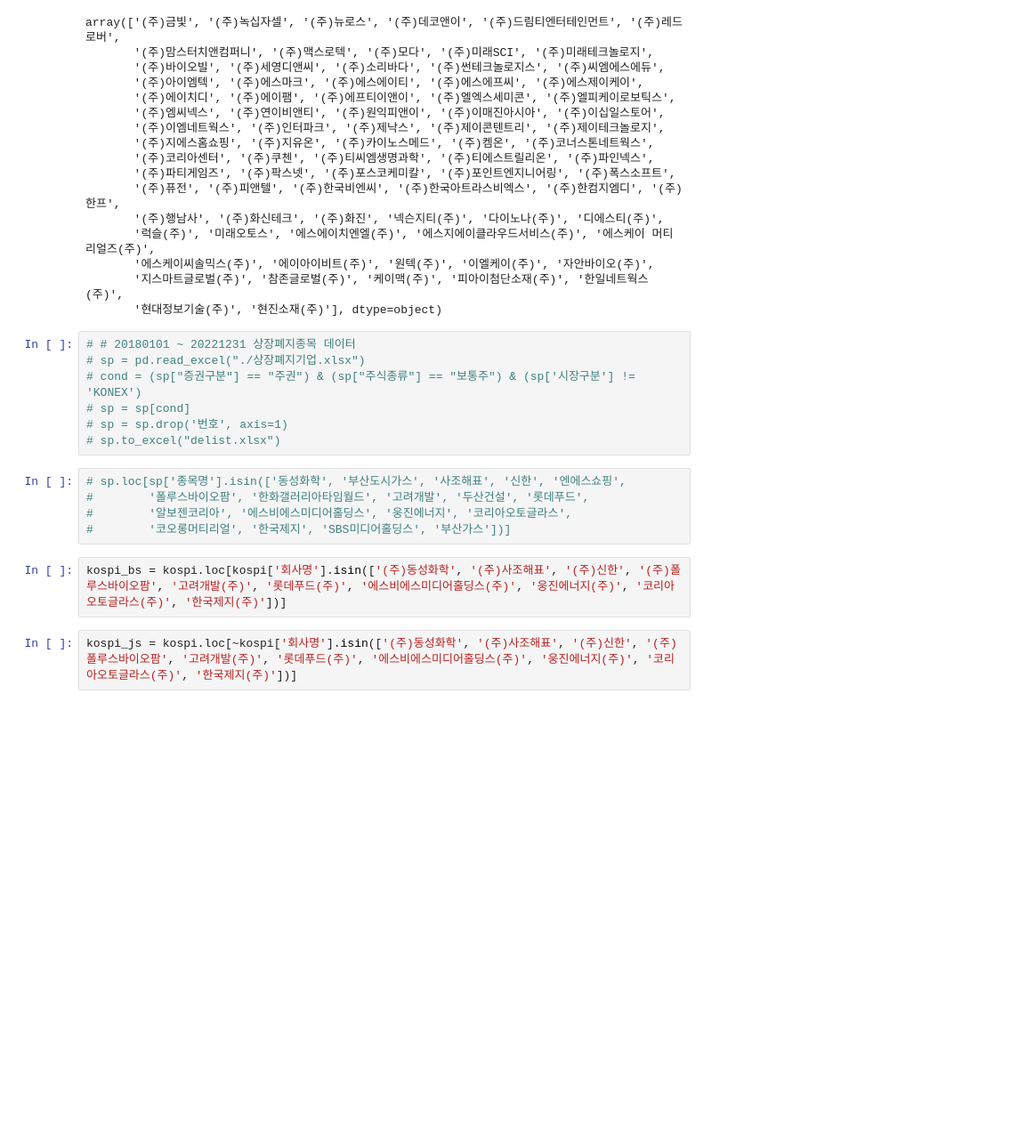
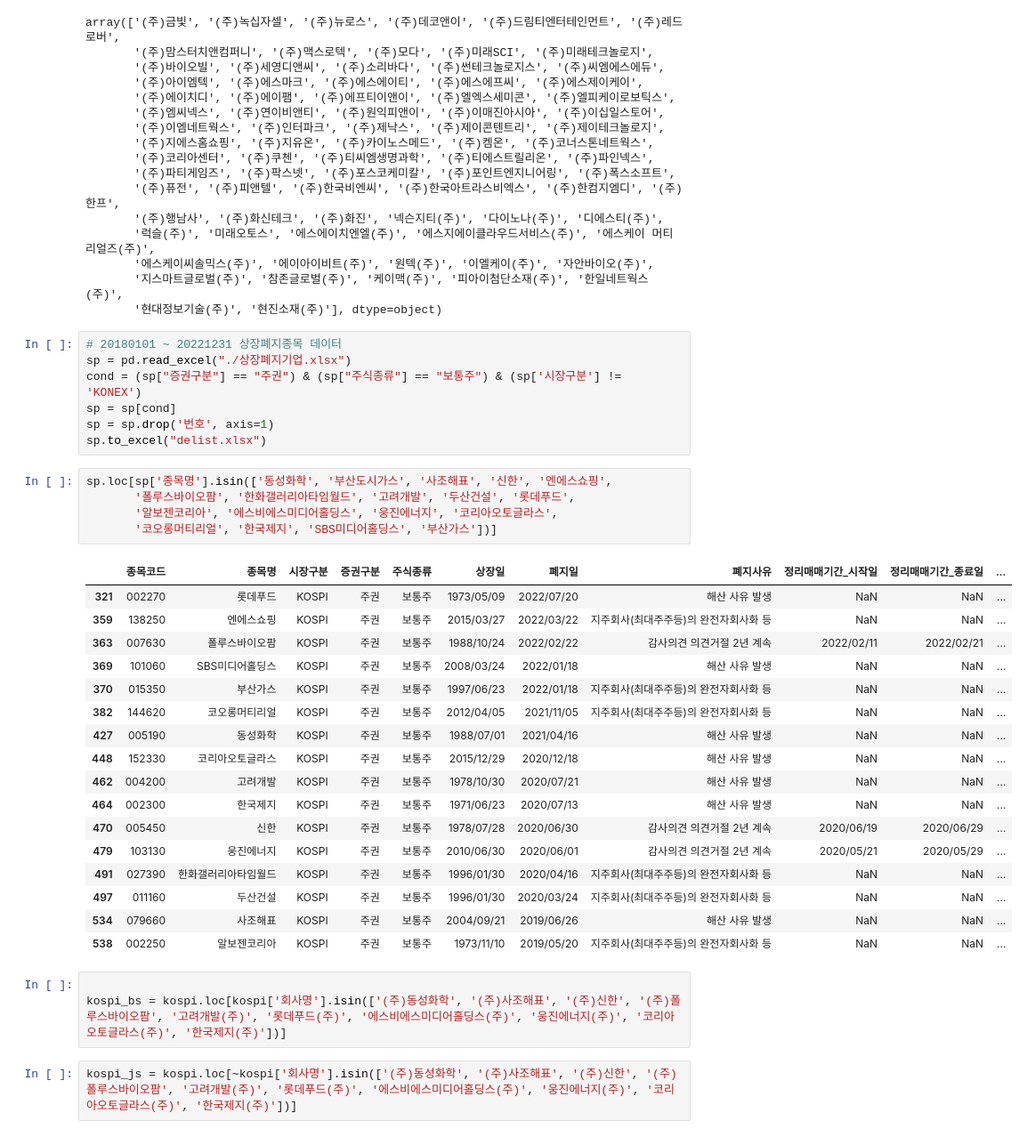
Before and after one commit to BDooHyun/ubion_python_class_01, a Jupyter notebook: 공모전/01_데이터.ipynb, the cells around one changed output. Shown at 89% size. Drawn from its saved outputs; the diff is of its cells as text; blank space fills up the shorter version.

```diff
--- a/공모전/01_데이터.ipynb
+++ b/공모전/01_데이터.ipynb
@@ -302,18 +437,37 @@ array(['(주)금빛', '(주)녹십자셀', '(주)뉴로스', '(주)데코앤이'
        '지스마트글로벌(주)', '참존글로벌(주)', '케이맥(주)', '피아이첨단소재(주)', '한일네트웍스(주)',
        '현대정보기술(주)', '현진소재(주)'], dtype=object)
 # %%
-# # 20180101 ~ 20221231 상장폐지종목 데이터
-# sp = pd.read_excel("./상장폐지기업.xlsx")
-# cond = (sp["증권구분"] == "주권") & (sp["주식종류"] == "보통주") & (sp['시장구분'] != 'KONEX')
-# sp = sp[cond]
-# sp = sp.drop('번호', axis=1)
-# sp.to_excel("delist.xlsx")
+# 20180101 ~ 20221231 상장폐지종목 데이터
+sp = pd.read_excel("./상장폐지기업.xlsx")
+cond = (sp["증권구분"] == "주권") & (sp["주식종류"] == "보통주") & (sp['시장구분'] != 'KONEX')
+sp = sp[cond]
+sp = sp.drop('번호', axis=1)
+sp.to_excel("delist.xlsx")
 # %%
-# sp.loc[sp['종목명'].isin(['동성화학', '부산도시가스', '사조해표', '신한', '엔에스쇼핑',
-#        '폴루스바이오팜', '한화갤러리아타임월드', '고려개발', '두산건설', '롯데푸드',
-#        '알보젠코리아', '에스비에스미디어홀딩스', '웅진에너지', '코리아오토글라스',
-#        '코오롱머티리얼', '한국제지', 'SBS미디어홀딩스', '부산가스'])]
+sp.loc[sp['종목명'].isin(['동성화학', '부산도시가스', '사조해표', '신한', '엔에스쇼핑',
+       '폴루스바이오팜', '한화갤러리아타임월드', '고려개발', '두산건설', '롯데푸드',
+       '알보젠코리아', '에스비에스미디어홀딩스', '웅진에너지', '코리아오토글라스',
+       '코오롱머티리얼', '한국제지', 'SBS미디어홀딩스', '부산가스'])]
+# %% [output]
+|  | 종목코드 | 종목명 | 시장구분 | 증권구분 | 주식종류 | 상장일 | 폐지일 | 폐지사유 | 정리매매기간_시작일 | 정리매매기간_종료일 | ... |
+| 321 | 002270 | 롯데푸드 | KOSPI | 주권 | 보통주 | 1973/05/09 | 2022/07/20 | 해산 사유 발생 | NaN | NaN | ... |
+| 359 | 138250 | 엔에스쇼핑 | KOSPI | 주권 | 보통주 | 2015/03/27 | 2022/03/22 | 지주회사(최대주주등)의 완전자회사화 등 | NaN | NaN | ... |
+| 363 | 007630 | 폴루스바이오팜 | KOSPI | 주권 | 보통주 | 1988/10/24 | 2022/02/22 | 감사의견 의견거절 2년 계속 | 2022/02/11 | 2022/02/21 | ... |
+| 369 | 101060 | SBS미디어홀딩스 | KOSPI | 주권 | 보통주 | 2008/03/24 | 2022/01/18 | 해산 사유 발생 | NaN | NaN | ... |
+| 370 | 015350 | 부산가스 | KOSPI | 주권 | 보통주 | 1997/06/23 | 2022/01/18 | 지주회사(최대주주등)의 완전자회사화 등 | NaN | NaN | ... |
+| 382 | 144620 | 코오롱머티리얼 | KOSPI | 주권 | 보통주 | 2012/04/05 | 2021/11/05 | 지주회사(최대주주등)의 완전자회사화 등 | NaN | NaN | ... |
+| 427 | 005190 | 동성화학 | KOSPI | 주권 | 보통주 | 1988/07/01 | 2021/04/16 | 해산 사유 발생 | NaN | NaN | ... |
+| 448 | 152330 | 코리아오토글라스 | KOSPI | 주권 | 보통주 | 2015/12/29 | 2020/12/18 | 해산 사유 발생 | NaN | NaN | ... |
+| 462 | 004200 | 고려개발 | KOSPI | 주권 | 보통주 | 1978/10/30 | 2020/07/21 | 해산 사유 발생 | NaN | NaN | ... |
+| 464 | 002300 | 한국제지 | KOSPI | 주권 | 보통주 | 1971/06/23 | 2020/07/13 | 해산 사유 발생 | NaN | NaN | ... |
+| 470 | 005450 | 신한 | KOSPI | 주권 | 보통주 | 1978/07/28 | 2020/06/30 | 감사의견 의견거절 2년 계속 | 2020/06/19 | 2020/06/29 | ... |
+| 479 | 103130 | 웅진에너지 | KOSPI | 주권 | 보통주 | 2010/06/30 | 2020/06/01 | 감사의견 의견거절 2년 계속 | 2020/05/21 | 2020/05/29 | ... |
+| 491 | 027390 | 한화갤러리아타임월드 | KOSPI | 주권 | 보통주 | 1996/01/30 | 2020/04/16 | 지주회사(최대주주등)의 완전자회사화 등 | NaN | NaN | ... |
+| 497 | 011160 | 두산건설 | KOSPI | 주권 | 보통주 | 1996/01/30 | 2020/03/24 | 지주회사(최대주주등)의 완전자회사화 등 | NaN | NaN | ... |
+| 534 | 079660 | 사조해표 | KOSPI | 주권 | 보통주 | 2004/09/21 | 2019/06/26 | 해산 사유 발생 | NaN | NaN | ... |
+| 538 | 002250 | 알보젠코리아 | KOSPI | 주권 | 보통주 | 1973/11/10 | 2019/05/20 | 지주회사(최대주주등)의 완전자회사화 등 | NaN | NaN | ... |
 # %%
+
 kospi_bs = kospi.loc[kospi['회사명'].isin(['(주)동성화학', '(주)사조해표', '(주)신한', '(주)폴루스바이오팜', '고려개발(주)', '롯데푸드(주)', '에스비에스미디어홀딩스(주)', '웅진에너지(주)', '코리아오토글라스(주)', '한국제지(주)'])]
 # %%
 kospi_js = kospi.loc[~kospi['회사명'].isin(['(주)동성화학', '(주)사조해표', '(주)신한', '(주)폴루스바이오팜', '고려개발(주)', '롯데푸드(주)', '에스비에스미디어홀딩스(주)', '웅진에너지(주)', '코리아오토글라스(주)', '한국제지(주)'])]
```
Also changed, not shown: parts of 39 cells of this notebook, 2 other files.
